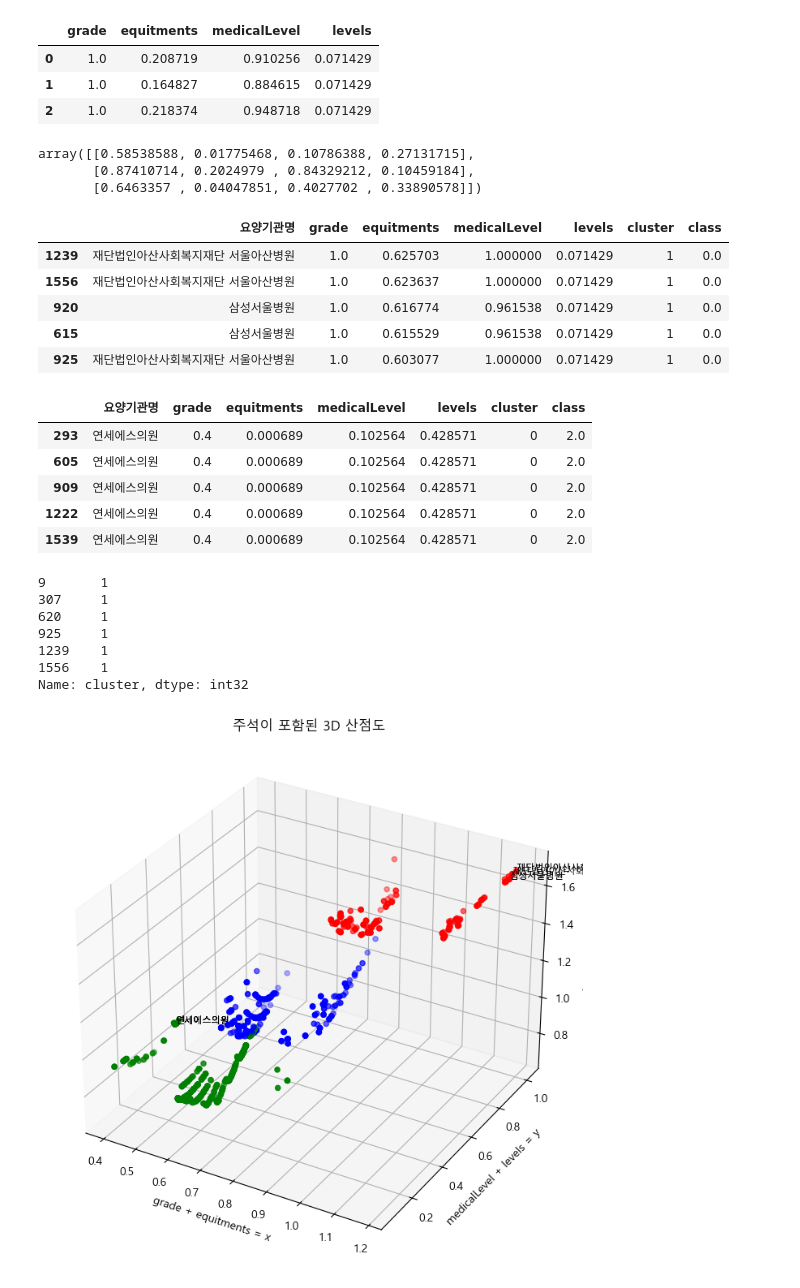
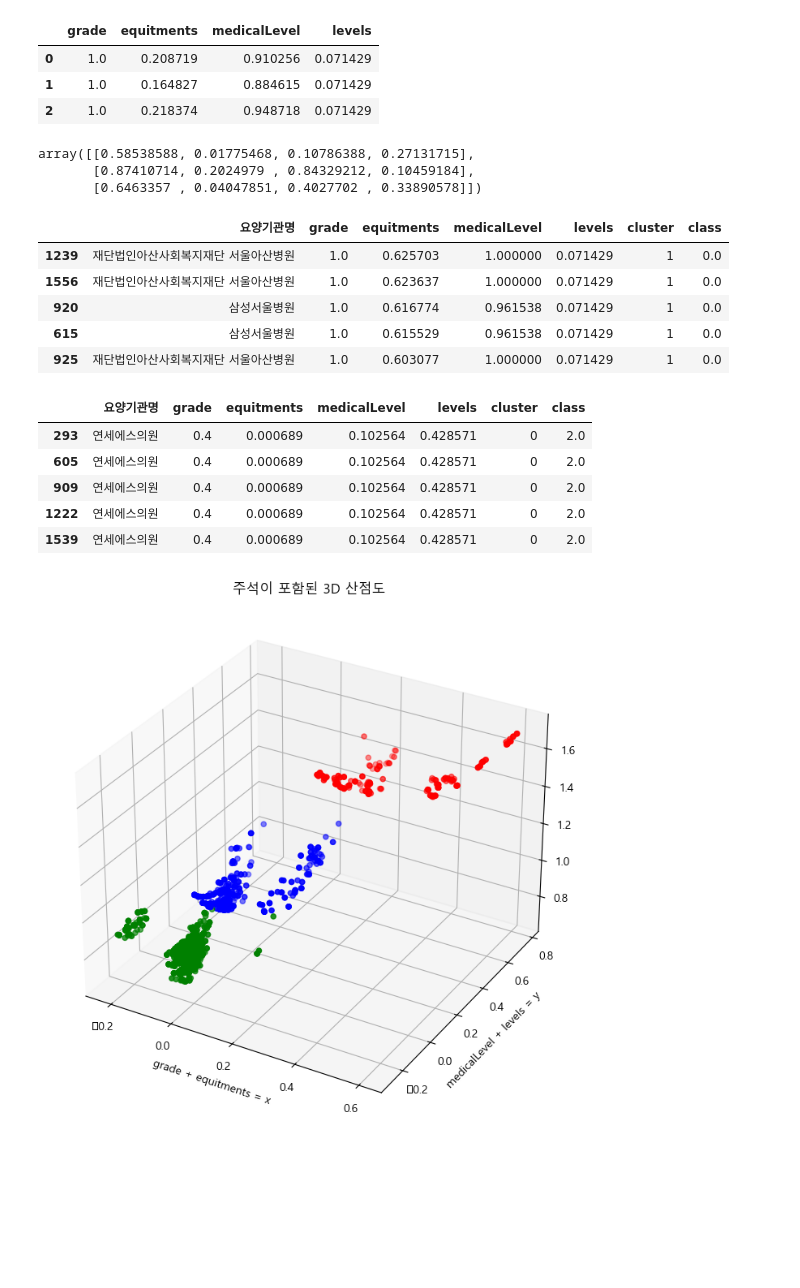
Before and after one commit to fenpon/Machine-Learning-Project1, a Jupyter notebook: hospitalModel.ipynb, the cells around one changed output. Drawn from its saved outputs; the diff is of its cells as text; code cells hidden in the pictures; blank space fills up the shorter version.

Commit message:
common 함수 공통 부분 추가

```diff
--- a/hospitalModel.ipynb
+++ b/hospitalModel.ipynb
@@ -544,6 +543,7 @@ from sklearn.cluster import KMeans
 import matplotlib.pyplot as plt
 import pandas as pd
 import numpy as np
+import script.common
 
 
 classes = ['상','중','하']
@@ -565,7 +565,7 @@ merged_df[merged_df['DistanceToCenter']  < originDistance[merged_df['cluster']]]
 merged_df[merged_df['DistanceToCenter']  >= originDistance[merged_df['cluster']]]['DistanceToCenter'] = merged_df['DistanceToCenter'] * 1
 
 
-merged_df["hospitalScore"] = merged_df['DistanceToCenter'] + originDistance[merged_df['cluster']]
+merged_df["score"] = merged_df['DistanceToCenter'] + originDistance[merged_df['cluster']]
 
 #거리가 가장 먼 centorid가 상위 구간이다
 
@@ -600,14 +600,14 @@ display(bottom[['요양기관명','grade','equitments','medicalLevel','levels','
 color_map = [colors[int(cls) - 1] for cls in merged_df['class']]  # 클래스가 1부터 시작하므로 -1
 
 
-look3D(merged_df,colPlot,[top, bottom],color_map)
+script.common.look3ND(merged_df,colPlot,[],color_map,'')
 
 
 # 산점도 그리기
 plt.figure(figsize=(10, 7))
 plt.grid()
 xCord = np.sqrt(merged_df[colPlot[0]]**2 + merged_df[colPlot[1]]**2)
-plt.scatter(  merged_df["hospitalScore"], xCord, c=color_map, marker='o')
+plt.scatter(  merged_df["score"], xCord, c=color_map, marker='o')
 plt.xlabel('result')
 plt.ylabel(colPlot[0] + " + "+colPlot[1] + " = x" )
 
@@ -619,42 +619,35 @@ plt.show()
 
 # 최종 의원 평가 산점도
 plt.figure(figsize=(10, 7))
 yCord = np.sqrt(merged_df[colPlot[2]]**2 + merged_df[colPlot[3]]**2)
-plt.scatter( merged_df["hospitalScore"], yCord, c=color_map, marker='o')
+plt.scatter( merged_df["score"], yCord, c=color_map, marker='o')
 plt.xlabel('result')
 plt.ylabel(colPlot[2] + " + "+colPlot[3] + " = y" )
 
 plt.yticks(np.arange(1, 3))  #  y축에 클러스트 넘버
 plt.grid()
 plt.tight_layout()
 plt.show()
 
 
 merged_df.to_csv('./export/hospital/2021_2024_09_trainDatas.csv', index=False, encoding='utf-8')  # index=False로 행 번호 제외
 # %% [output]
 array([[0.58538588, 0.01775468, 0.10786388, 0.27131715],
        [0.87410714, 0.2024979 , 0.84329212, 0.10459184],
        [0.6463357 , 0.04047851, 0.4027702 , 0.33890578]])
 |  | 요양기관명 | grade | equitments | medicalLevel | levels | cluster | class |
 | 1239 | 재단법인아산사회복지재단 서울아산병원 | 1.0 | 0.625703 | 1.000000 | 0.071429 | 1 | 0.0 |
 | 1556 | 재단법인아산사회복지재단 서울아산병원 | 1.0 | 0.623637 | 1.000000 | 0.071429 | 1 | 0.0 |
 | 920 | 삼성서울병원 | 1.0 | 0.616774 | 0.961538 | 0.071429 | 1 | 0.0 |
 | 615 | 삼성서울병원 | 1.0 | 0.615529 | 0.961538 | 0.071429 | 1 | 0.0 |
 | 925 | 재단법인아산사회복지재단 서울아산병원 | 1.0 | 0.603077 | 1.000000 | 0.071429 | 1 | 0.0 |
 |  | 요양기관명 | grade | equitments | medicalLevel | levels | cluster | class |
 | 293 | 연세에스의원 | 0.4 | 0.000689 | 0.102564 | 0.428571 | 0 | 2.0 |
 | 605 | 연세에스의원 | 0.4 | 0.000689 | 0.102564 | 0.428571 | 0 | 2.0 |
 | 909 | 연세에스의원 | 0.4 | 0.000689 | 0.102564 | 0.428571 | 0 | 2.0 |
 | 1222 | 연세에스의원 | 0.4 | 0.000689 | 0.102564 | 0.428571 | 0 | 2.0 |
 | 1539 | 연세에스의원 | 0.4 | 0.000689 | 0.102564 | 0.428571 | 0 | 2.0 |
-9       1
-307     1
-620     1
-925     1
-1239    1
-1556    1
-Name: cluster, dtype: int32
-[figure, old version]
+[figure, new version]
 [figure]
 [figure]
 # %%
```
Also changed, not shown: parts of 3 cells of this notebook, 4 other files.
